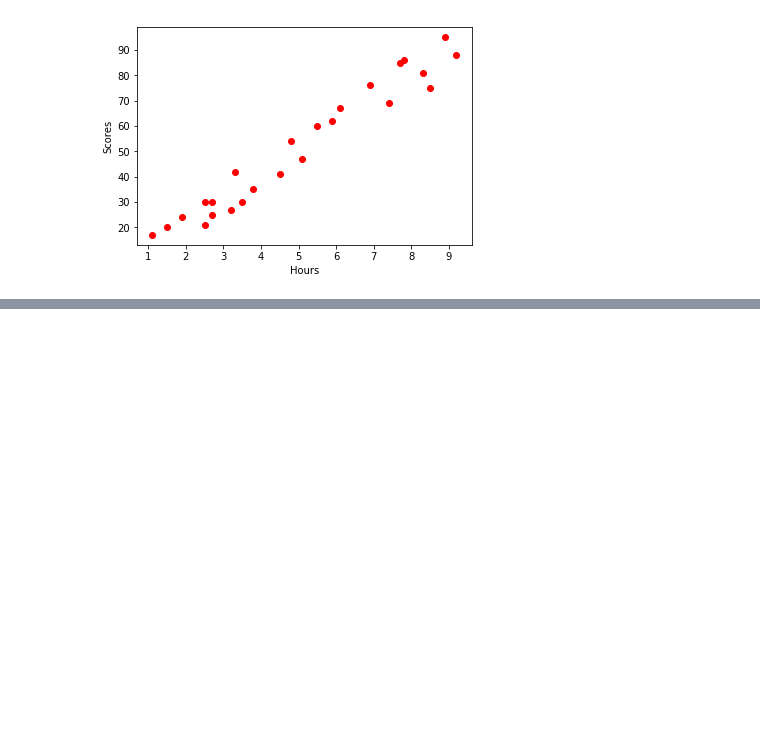
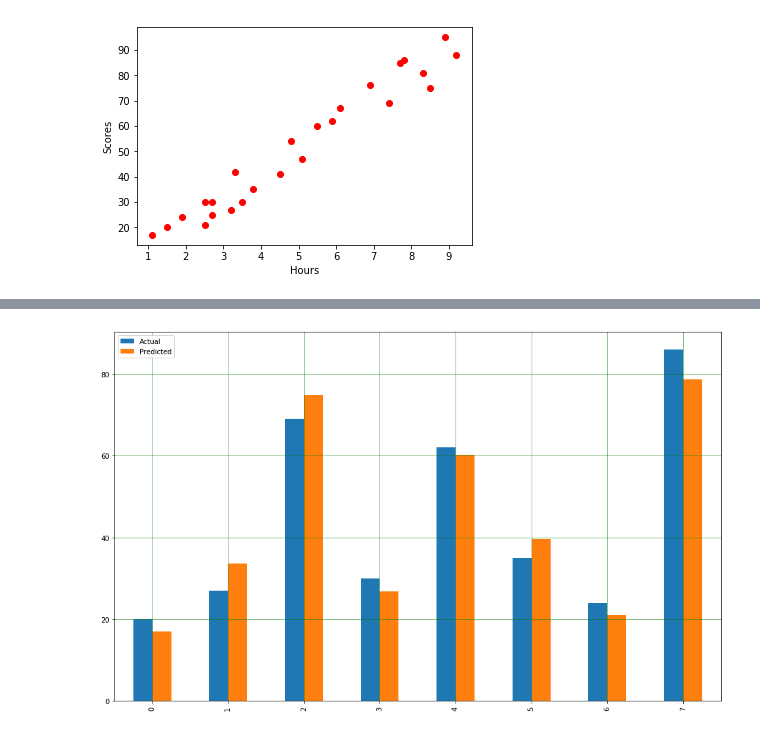
Before and after one commit to AbhilashG97/WatermelonMochi, a Jupyter notebook: Semester 7/Machine Learning and Data Mining/Lab Excercises/Labsheet-3/Assignment 3.ipynb, the cells around one changed output, grey strips where cells are left out. Saved outputs shown, nothing was run; the diff lists cells and outputs as text; code cells hidden in the pictures; blank space fills up the shorter version.

```diff
--- a/Semester 7/Machine Learning and Data Mining/Lab Excercises/Labsheet-3/Assignment 3.ipynb
+++ b/Semester 7/Machine Learning and Data Mining/Lab Excercises/Labsheet-3/Assignment 3.ipynb
@@ -116,0 +186,12 @@ SyntaxError: invalid syntax (<ipython-input-10-acbd3518919c>, line 1)
+# %%
+hours = hours.reshape(-1, 1)
+scores = scores.reshape(-1, 1)
+
+X_train, X_test, y_train, y_test = train_test_split(hours, scores, test_size=0.3, random_state=0)
+
+regressor = LinearRegression()
+regressor.fit(X_train, y_train)
+y_pred = regressor.predict(X_test)
+
+df = pd.DataFrame({'Actual': y_test.flatten(), 'Predicted': y_pred.flatten()})
+df
@@ -116,0 +208,8 @@ SyntaxError: invalid syntax (<ipython-input-10-acbd3518919c>, line 1)
+# %%
+df1 = df.head(25)
+df1.plot(kind='bar',figsize=(16,10))
+plt.grid(which='major', linestyle='-', linewidth='0.5', color='green')
+plt.grid(which='minor', linestyle=':', linewidth='0.5', color='black')
+plt.show()
+# %% [output]
+[figure, added]
```
Also changed, not shown: parts of 14 cells of this notebook.
